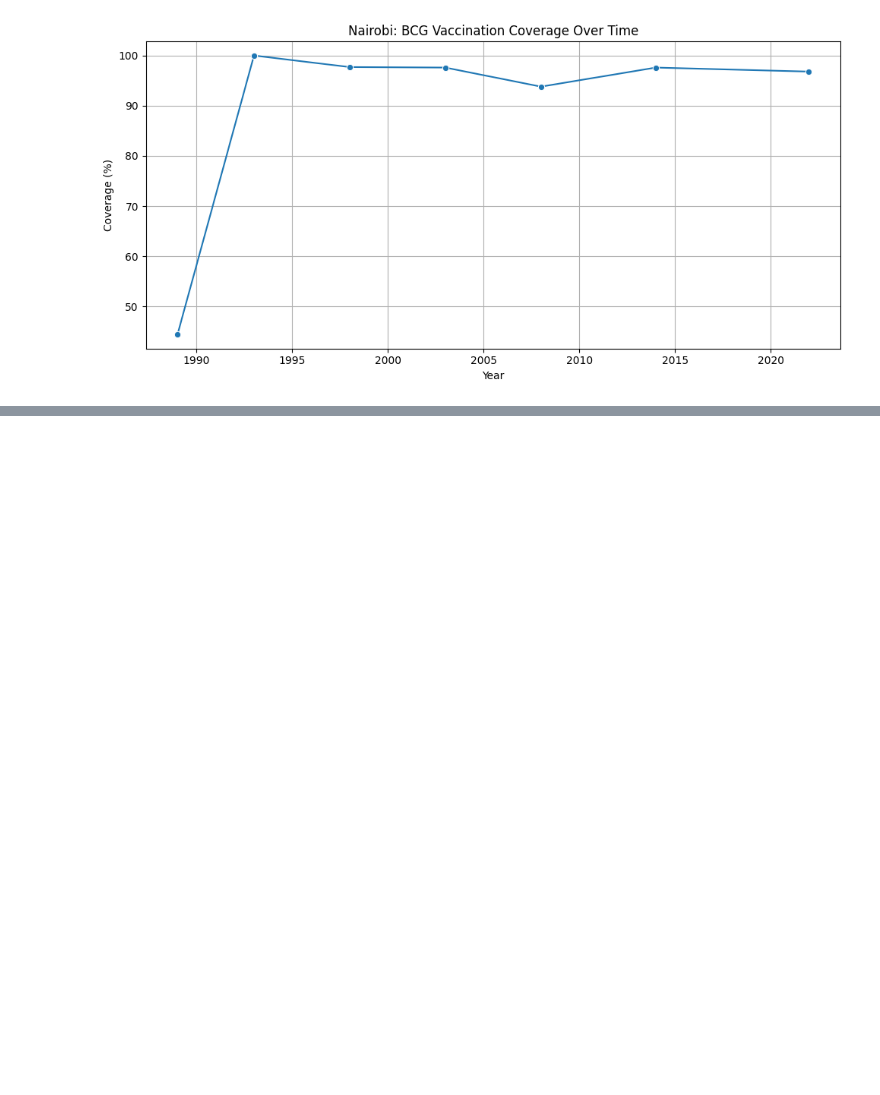
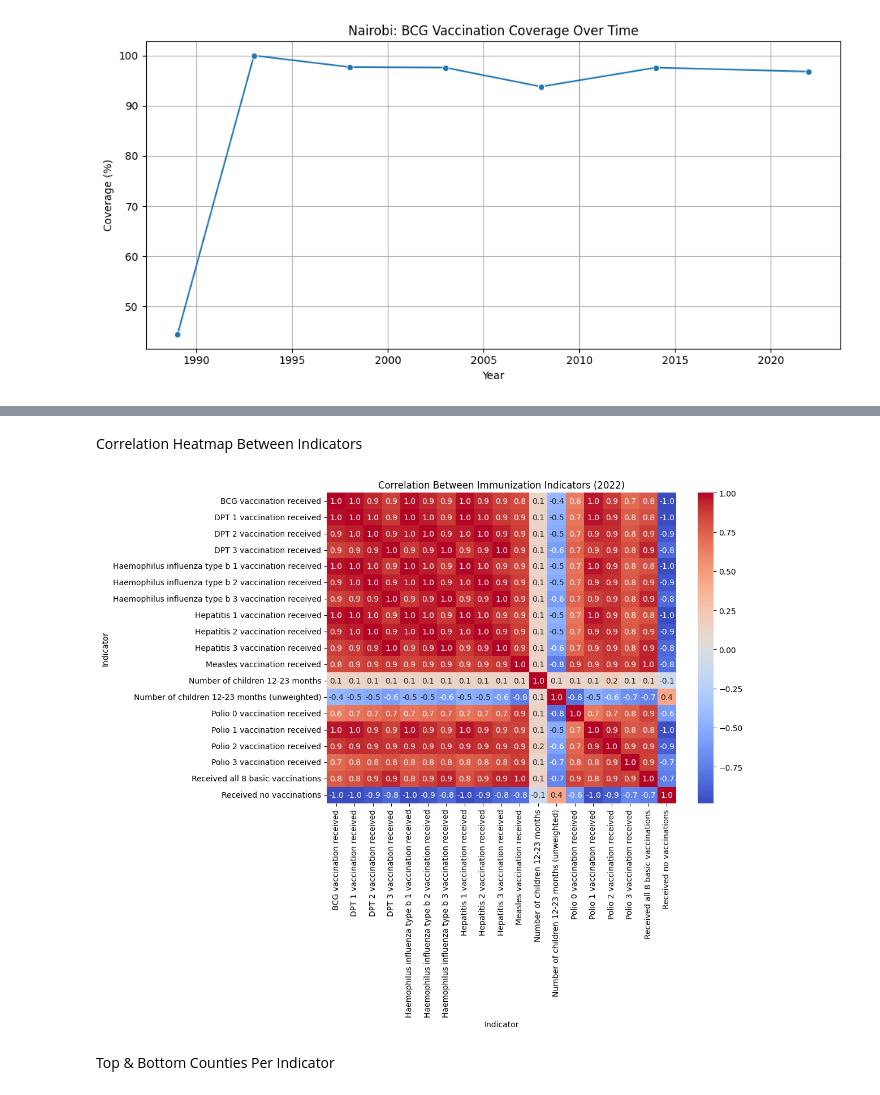
Before and after one commit to samwanyua/kenya-immunization-dashboard, a Jupyter notebook: notebooks/eda_immunization.ipynb, the cells around one changed output, grey strips where cells are left out. Saved outputs shown, nothing was run; the diff lists cells and outputs as text; code cells hidden in the pictures; blank space fills up the shorter version.

```diff
--- a/notebooks/eda_immunization.ipynb
+++ b/notebooks/eda_immunization.ipynb
@@ -176,0 +261,16 @@ plt.show()
+# %% [markdown]
+Correlation Heatmap Between Indicators
+# %%
+# Pivot data to wide format
+pivot = data[data["Date"] == 2022].pivot(index='County', columns='Indicator', values='Value')
+corr_matrix = pivot.corr()
+
+plt.figure(figsize=(12, 10))
+sns.heatmap(corr_matrix, annot=True, cmap='coolwarm', fmt=".1f")
+plt.title("Correlation Between Immunization Indicators (2022)")
+plt.tight_layout()
+plt.show()
+# %% [output]
+[figure, added]
+# %% [markdown]
+ Top & Bottom Counties Per Indicator
```
Also changed, not shown: parts of 8 cells of this notebook.
